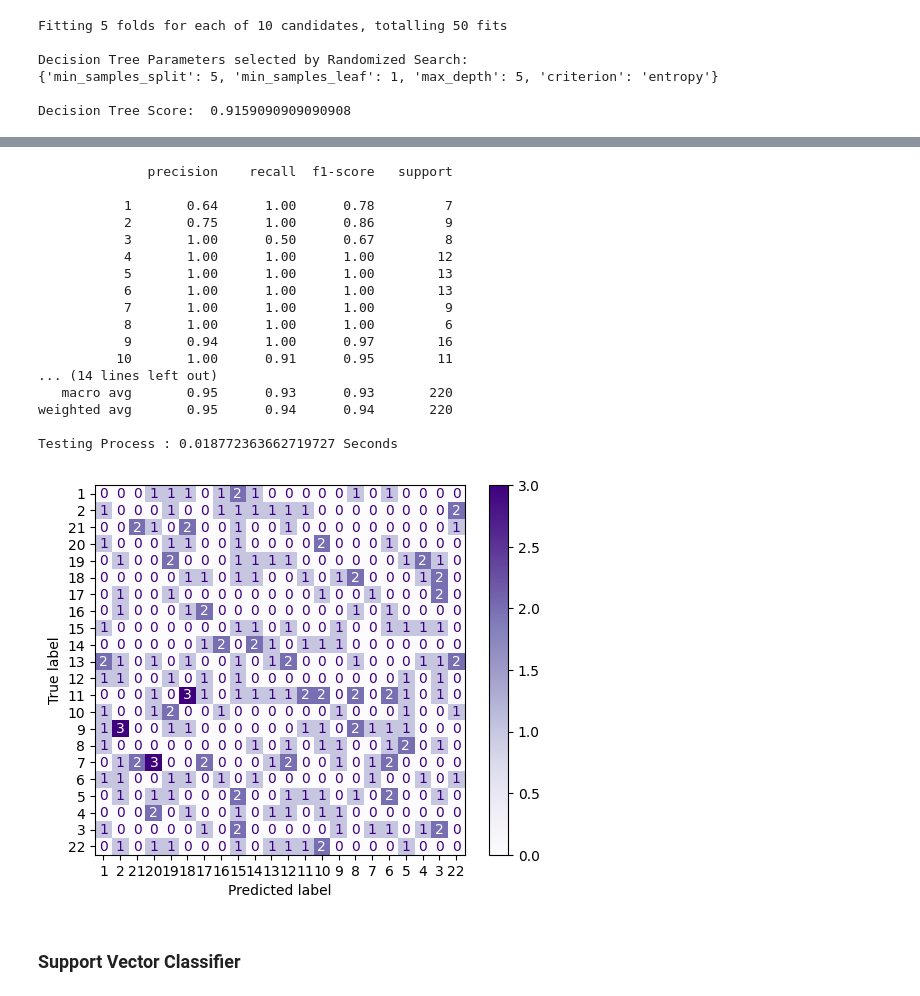
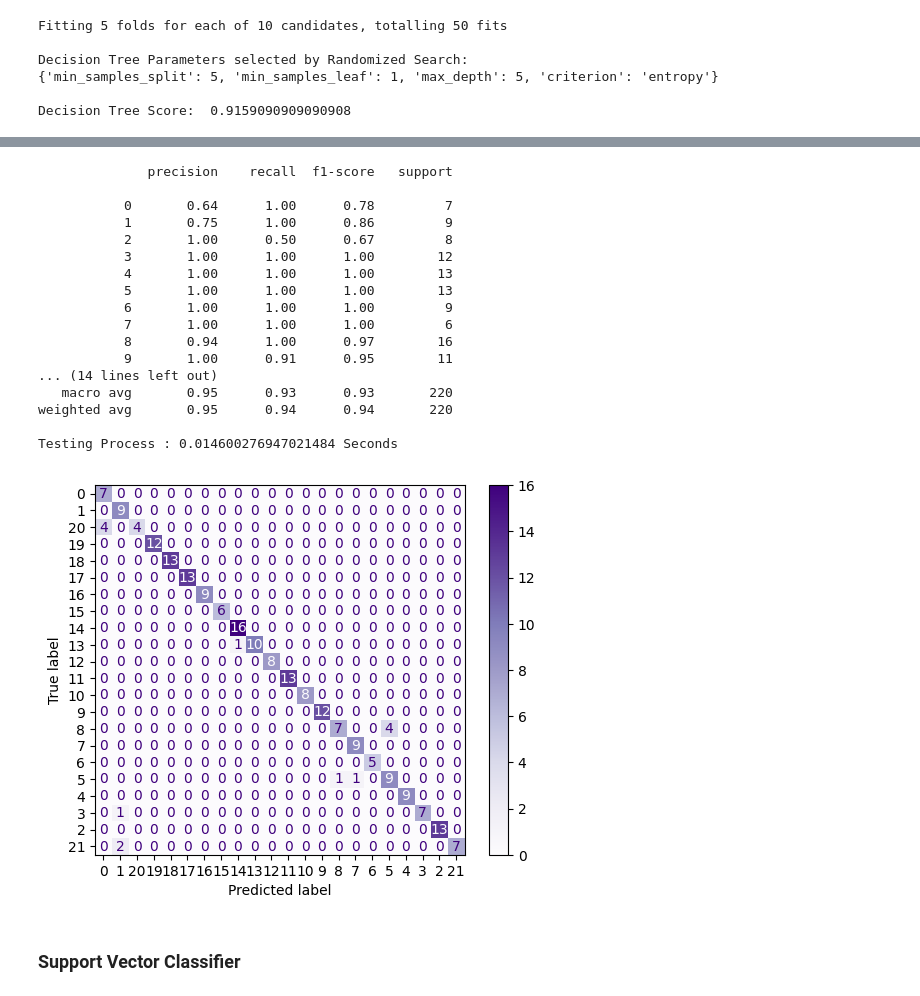
Before and after one commit to siyaboban/Crop-recommendation, a Jupyter notebook: Crop__recommendation_code_Final.ipynb, the cells around one changed output, grey strips where cells are left out. Drawn from its saved outputs; the diff is of its cells as text; code cells hidden in the pictures.

```diff
--- a/Crop__recommendation_code_Final.ipynb
+++ b/Crop__recommendation_code_Final.ipynb
@@ -436,35 +436,35 @@ Validation Process : 0.013750553131103516 Seconds
 # %%
 # Testing Process
 time1 = crs_time.time()
 y_pdct = model.predict(crs_Xtest)
 print(crs_rep(crs_Ytest, y_pdct))
 time2 = crs_time.time()
 print("Testing Process :", time2-time1, "Seconds\n")
 
 crop_labels = crs_df['crop_num'].unique()
 
-crs_confM = crs_confusM(crs_Yval, y_pdct)
+crs_confM = crs_confusM(crs_Ytest, y_pdct)
 crs_disp(confusion_matrix = crs_confM, display_labels = crop_labels).plot(cmap = 'Purples')
 crs_plt.show()
 # %% [output]
               precision    recall  f1-score   support
 
-           1       0.64      1.00      0.78         7
-           2       0.75      1.00      0.86         9
-           3       1.00      0.50      0.67         8
-           4       1.00      1.00      1.00        12
+           0       0.64      1.00      0.78         7
+           1       0.75      1.00      0.86         9
+           2       1.00      0.50      0.67         8
+           3       1.00      1.00      1.00        12
+           4       1.00      1.00      1.00        13
            5       1.00      1.00      1.00        13
-           6       1.00      1.00      1.00        13
-           7       1.00      1.00      1.00         9
-           8       1.00      1.00      1.00         6
-           9       0.94      1.00      0.97        16
-          10       1.00      0.91      0.95        11
+           6       1.00      1.00      1.00         9
+           7       1.00      1.00      1.00         6
+           8       0.94      1.00      0.97        16
+           9       1.00      0.91      0.95        11
 ... (14 lines left out)
    macro avg       0.95      0.93      0.93       220
 weighted avg       0.95      0.94      0.94       220
 
-Testing Process : 0.018772363662719727 Seconds
+Testing Process : 0.014600276947021484 Seconds
-[figure, old version]
+[figure, new version]
 # %% [markdown]
 ### **Support Vector Classifier**
 # %%
```
Also changed, not shown: parts of 9 cells of this notebook.
